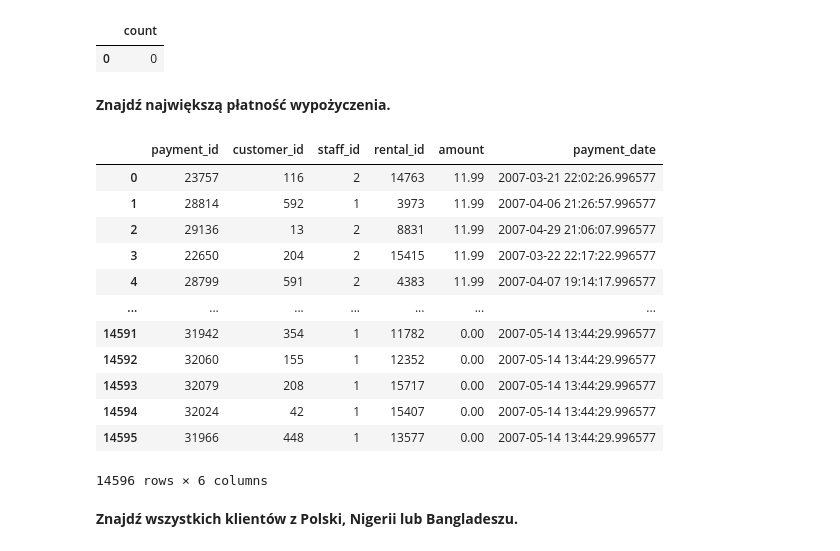
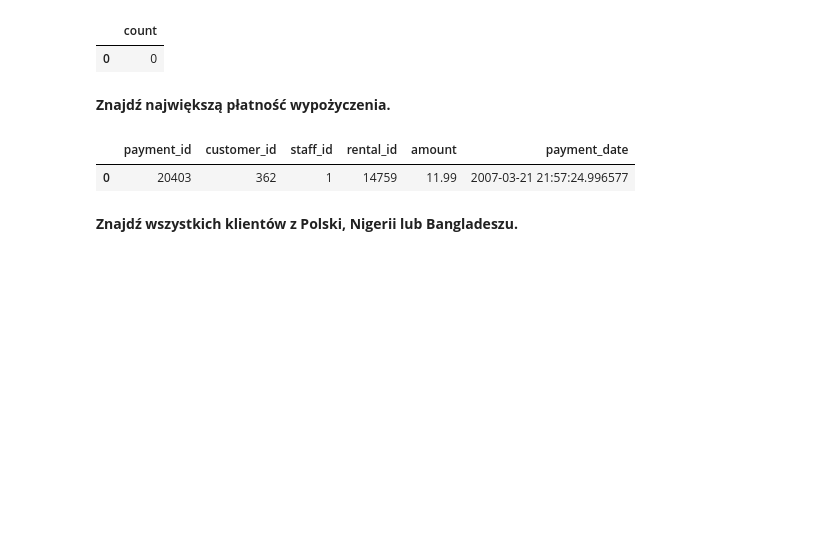
Before and after one commit to MariuszKuchtaAgh/ABD_laboratorium, a Jupyter notebook: lab_3__211021/lab_3__211021.ipynb, the cells around one changed output. Drawn from its saved outputs; the diff is of its cells as text; code cells hidden in the pictures; blank space fills up the shorter version.

```diff
--- a/lab_3__211021/lab_3__211021.ipynb
+++ b/lab_3__211021/lab_3__211021.ipynb
@@ -121,22 +97,11 @@ df
 # %% [markdown]
 **Znajdź największą płatność wypożyczenia.**
 # %%
-df = pd.read_sql('select * from payment order by amount desc',con=connection_sqlalchemy)
+df = pd.read_sql("""select * from payment order by amount desc limit 1""",con=connection_sqlalchemy)
 df
 # %% [output]
 |  | payment_id | customer_id | staff_id | rental_id | amount | payment_date |
-| 0 | 23757 | 116 | 2 | 14763 | 11.99 | 2007-03-21 22:02:26.996577 |
-| 1 | 28814 | 592 | 1 | 3973 | 11.99 | 2007-04-06 21:26:57.996577 |
-| 2 | 29136 | 13 | 2 | 8831 | 11.99 | 2007-04-29 21:06:07.996577 |
-| 3 | 22650 | 204 | 2 | 15415 | 11.99 | 2007-03-22 22:17:22.996577 |
-| 4 | 28799 | 591 | 2 | 4383 | 11.99 | 2007-04-07 19:14:17.996577 |
-| ... | ... | ... | ... | ... | ... | ... |
-| 14591 | 31942 | 354 | 1 | 11782 | 0.00 | 2007-05-14 13:44:29.996577 |
-| 14592 | 32060 | 155 | 1 | 12352 | 0.00 | 2007-05-14 13:44:29.996577 |
-| 14593 | 32079 | 208 | 1 | 15717 | 0.00 | 2007-05-14 13:44:29.996577 |
-| 14594 | 32024 | 42 | 1 | 15407 | 0.00 | 2007-05-14 13:44:29.996577 |
-| 14595 | 31966 | 448 | 1 | 13577 | 0.00 | 2007-05-14 13:44:29.996577 |
+| 0 | 20403 | 362 | 1 | 14759 | 11.99 | 2007-03-21 21:57:24.996577 |
-14596 rows × 6 columns
 # %% [markdown]
 **Znajdź wszystkich klientów z Polski, Nigerii lub Bangladeszu.**
 # %%
```
Also changed, not shown: parts of 15 cells of this notebook, 2 other files.
